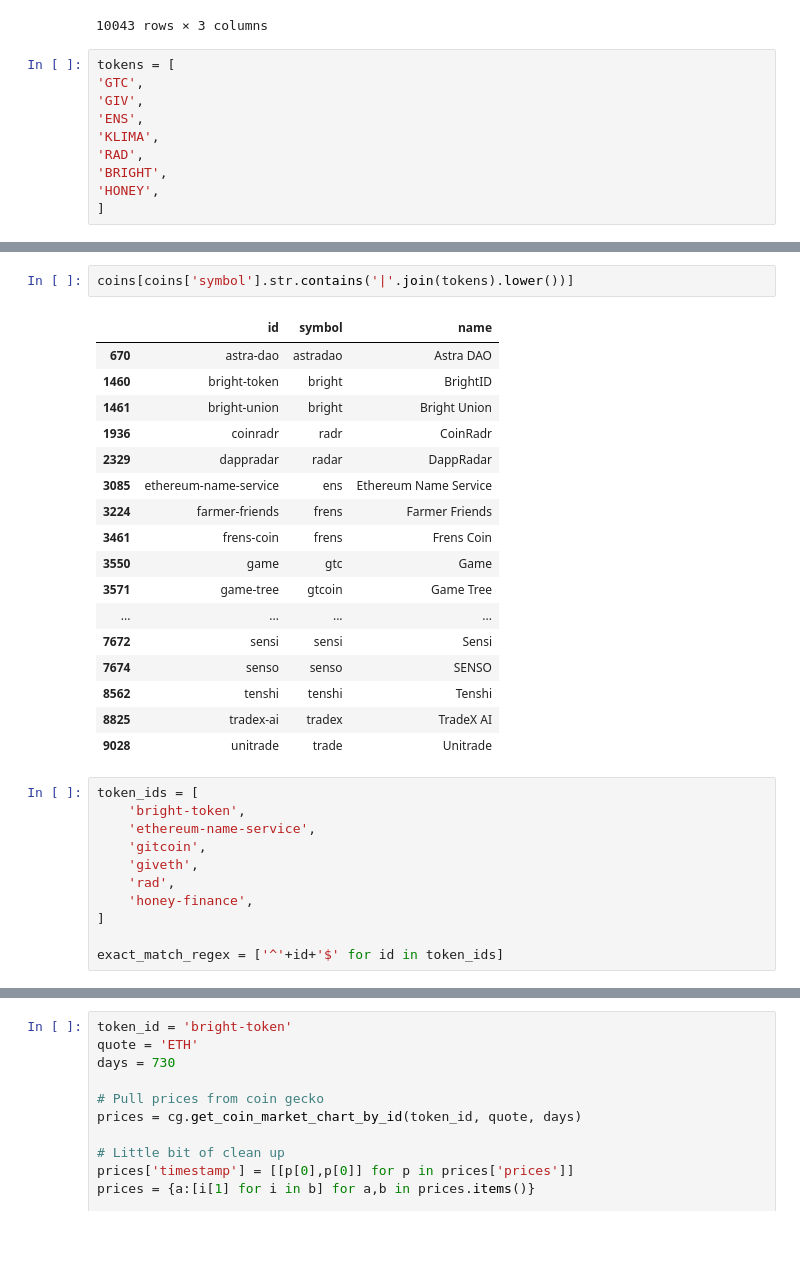
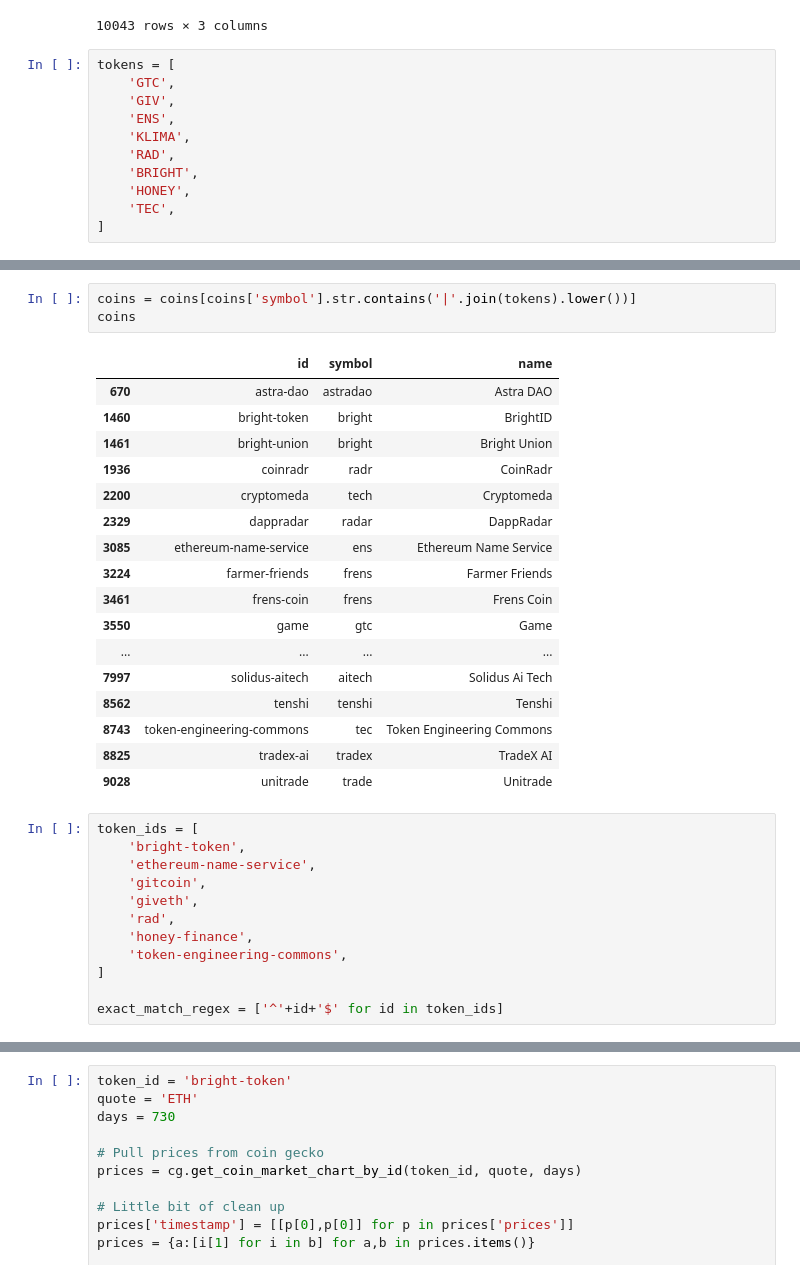
Before and after one commit to bonding-curves/public-goods-token-comparison, a Jupyter notebook: $TEC1pager.ipynb, the cells around one changed output, grey strips where cells are left out. Saved outputs shown, nothing was run; the diff lists cells and outputs as text; blank space fills up the shorter version.

```diff
--- a/$TEC1pager.ipynb
+++ b/$TEC1pager.ipynb
@@ -32,11 +27,12 @@ coins
 10043 rows × 3 columns
 # %%
 tokens = [
-'GTC',
-'GIV',
-'ENS',
-'KLIMA',
-'RAD',
-'BRIGHT',
-'HONEY',
+    'GTC',
+    'GIV',
+    'ENS',
+    'KLIMA',
+    'RAD',
+    'BRIGHT',
+    'HONEY',
+    'TEC',
 ]
@@ -46,21 +39,22 @@ tokens = [
 # %%
-coins[coins['symbol'].str.contains('|'.join(tokens).lower())]
+coins = coins[coins['symbol'].str.contains('|'.join(tokens).lower())]
+coins
 # %% [output]
 |  | id | symbol | name |
 | 670 | astra-dao | astradao | Astra DAO |
 | 1460 | bright-token | bright | BrightID |
 | 1461 | bright-union | bright | Bright Union |
 | 1936 | coinradr | radr | CoinRadr |
+| 2200 | cryptomeda | tech | Cryptomeda |
 | 2329 | dappradar | radar | DappRadar |
 | 3085 | ethereum-name-service | ens | Ethereum Name Service |
 | 3224 | farmer-friends | frens | Farmer Friends |
 | 3461 | frens-coin | frens | Frens Coin |
 | 3550 | game | gtc | Game |
-| 3571 | game-tree | gtcoin | Game Tree |
 | ... | ... | ... | ... |
-| 7672 | sensi | sensi | Sensi |
-| 7674 | senso | senso | SENSO |
+| 7997 | solidus-aitech | aitech | Solidus Ai Tech |
 | 8562 | tenshi | tenshi | Tenshi |
+| 8743 | token-engineering-commons | tec | Token Engineering Commons |
 | 8825 | tradex-ai | tradex | TradeX AI |
 | 9028 | unitrade | trade | Unitrade |
 # %%
@@ -71,6 +65,7 @@ token_ids = [
     'giveth',
     'rad',
     'honey-finance',
+    'token-engineering-commons',
 ]
 
 exact_match_regex = ['^'+id+'$' for id in token_ids]
```
Also changed, not shown: parts of 20 cells of this notebook.
